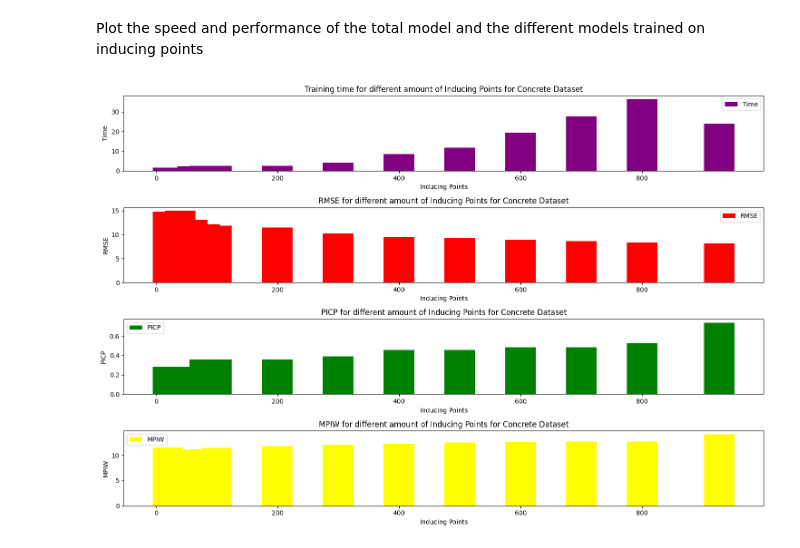
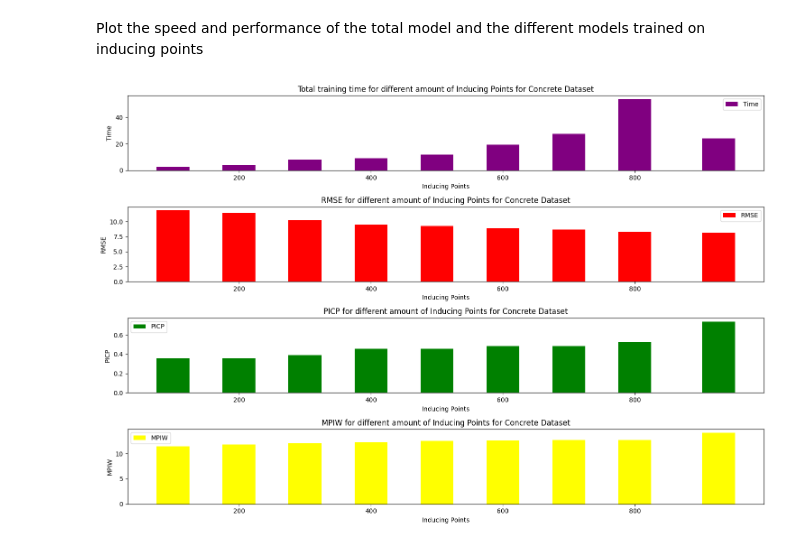
Before and after one commit to Sabelz/Gaussian_Processes_Inducing_Points, a Jupyter notebook: GPs/GPConcrete.ipynb, the cells around one changed output. Cells and saved outputs as stored; diff of their text form; code cells hidden in the pictures.

Commit message:
better plots for last comparison

```diff
--- a/GPs/GPConcrete.ipynb
+++ b/GPs/GPConcrete.ipynb
@@ -555,7 +557,7 @@ bar_plot_func(input1, K_means_times1, train_times1, posterior_times1, RMSE_list1
 # Larger sets of Inducing Points
 # %%
 # Get Values
-input2 = [100, 200, 300, 400, 500,600, 700, 800, 900]
+input2 = [100, 200, 300, 400, 500,600, 700, 800]
 RMSE_list2, K_means_times2, train_times2, posterior_times2, PICP_list2, MPIW_list2 = severalInducingPointsKmeans(input2, xTrain_standardized, yTrain, xTest_standardized, yTest)
 bar_plot_func(input2, K_means_times2, train_times2, posterior_times2, RMSE_list2, 30, PICP_list2, MPIW_list2)
 # %% [output]
@@ -616,18 +618,18 @@ with torch.no_grad(), gpytorch.settings.fast_pred_var(): # https://arxiv.org/abs
 Total time from the inducing points with K-means
 # %%
 sum_time_inducing = [] # Total time for the inducing points
-for i in range(len(K_means_times3)):
-  sum_time_inducing.append(K_means_times3[i] + train_times3[i] + posterior_times3[i])
+for i in range(len(K_means_times2)):
+  sum_time_inducing.append(K_means_times2[i] + train_times2[i] + posterior_times2[i])
 # %% [markdown]
 Plot the speed and performance of the total model and the different models trained on inducing points
 # %%
-RMSE = RMSE_list3+[RMSE_final] # List of RMSEs
+RMSE = RMSE_list2+[RMSE_final] # List of RMSEs
 times = sum_time_inducing+[execution_time_final] # list of training times
-PICPs = PICP_list3+[PICP_final] # List of PICPs
-MPIWs = MPIW_list3+[MPIW_final] # List of MPIWs
+PICPs = PICP_list2+[PICP_final] # List of PICPs
+MPIWs = MPIW_list2+[MPIW_final] # List of MPIWs
 # PLOT
 width = 50
-indices_final = [20,40,60,80,100,200,300,400,500,600,700,800] # x values in bar plot
+indices_final = [100, 200, 300, 400, 500,600, 700, 800] # x values in bar plot
 
 indices_final.append(927) # 927 is 90% of training points
 fig, axs = plt.subplots(4, 1, figsize=(15, 10))  # Create a figure and a 1x2 subplot
@@ -636,36 +638,36 @@ fig, axs = plt.subplots(4, 1, figsize=(15, 10))  # Create a figure and a 1x2 sub
 axs[0].bar(indices_final, times, label='Time', width = width, color = "purple")
 axs[0].set_xlabel('Inducing Points')
 axs[0].set_ylabel('Time')
-axs[0].set_title('Training time for different amount of Inducing Points for Concrete Dataset')
+axs[0].set_title('Total training time for different amount of Inducing Points for Concrete Dataset')
 axs[0].legend()
 
 # Second subplot
 axs[1].bar(indices_final, RMSE, label='RMSE', width = width, color = "red")
 axs[1].set_xlabel('Inducing Points')
 axs[1].set_ylabel('RMSE')
 axs[1].set_title('RMSE for different amount of Inducing Points for Concrete Dataset')
 axs[1].legend()
 
 
 
 # Third subplot
 axs[2].bar(indices_final, PICPs, label='PICP', width = width, color = "green")
 axs[2].set_xlabel('Inducing Points')
 axs[2].set_ylabel('PICP')
 axs[2].set_title('PICP for different amount of Inducing Points for Concrete Dataset')
 axs[2].legend()
 
 # Fourth subplot
 axs[3].bar(indices_final, MPIWs, label='MPIW', width = width, color = "yellow")
 axs[3].set_xlabel('Inducing Points')
 axs[3].set_ylabel('MPIW')
 axs[3].set_title('MPIW for different amount of Inducing Points for Concrete Dataset')
 axs[3].legend()
 
 # Adjust spacing between subplots
 plt.tight_layout()
 
 # Show the plot
 plt.show()
 # %% [output]
-[figure, old version]
+[figure, new version]
```
Also changed, not shown: parts of 6 cells of this notebook.
